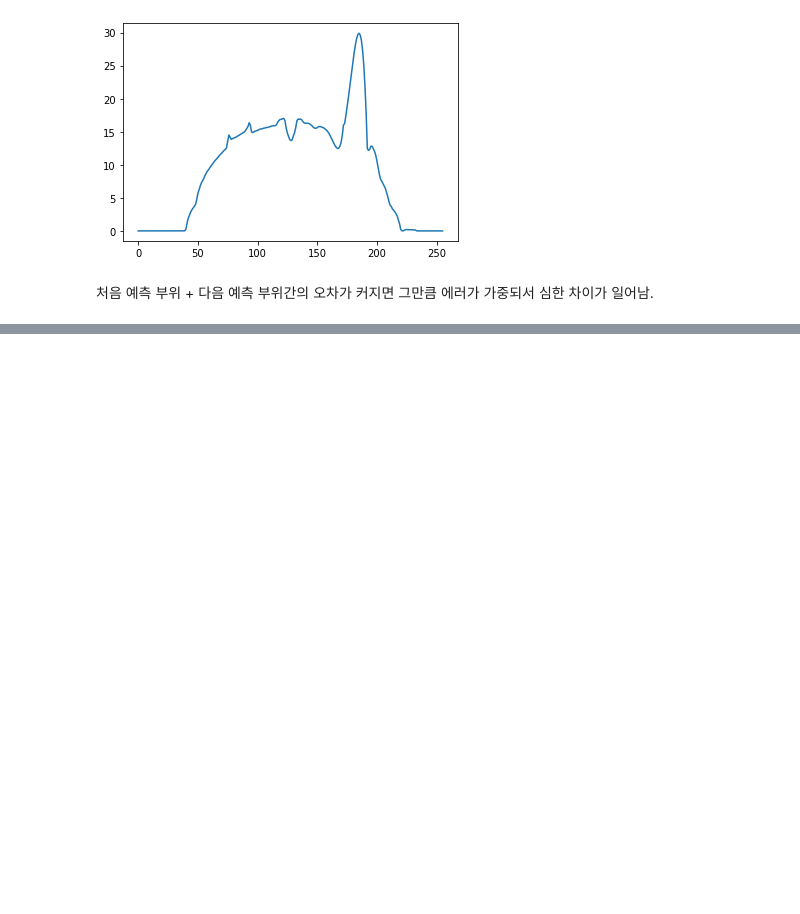
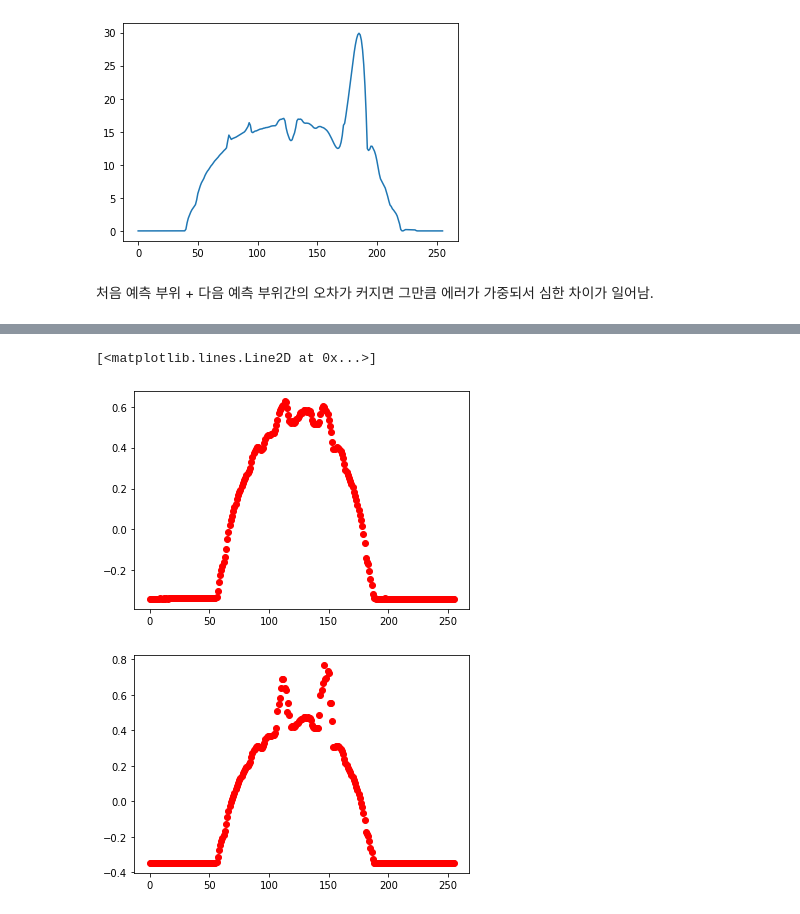
Before and after one commit to KyungRyeolBaek/study, a Jupyter notebook: AI study/치아/Metal3_tooth.ipynb, the cells around one changed output, grey strips where cells are left out. Drawn from its saved outputs; the diff is of its cells as text; code cells hidden in the pictures; blank space fills up the shorter version.

```diff
--- a/AI study/치아/Metal3_tooth.ipynb
+++ b/AI study/치아/Metal3_tooth.ipynb
@@ -336,0 +357,13 @@ plt.plot(df.iloc[100]);
+# %%
+plt.figure(1)
+x = range(0,256)
+y = [metal0_img[v,8] for v in x]
+plt.plot(x, y, 'ro')
+plt.figure(2)
+x = range(0,256)
+y = [metal3_img[v,8] for v in x]
+plt.plot(x, y, 'ro')
+# %% [output]
+[<matplotlib.lines.Line2D at 0x...>]
+[figure, added]
+[figure, added]
```
Also changed, not shown: parts of 18 cells of this notebook.
